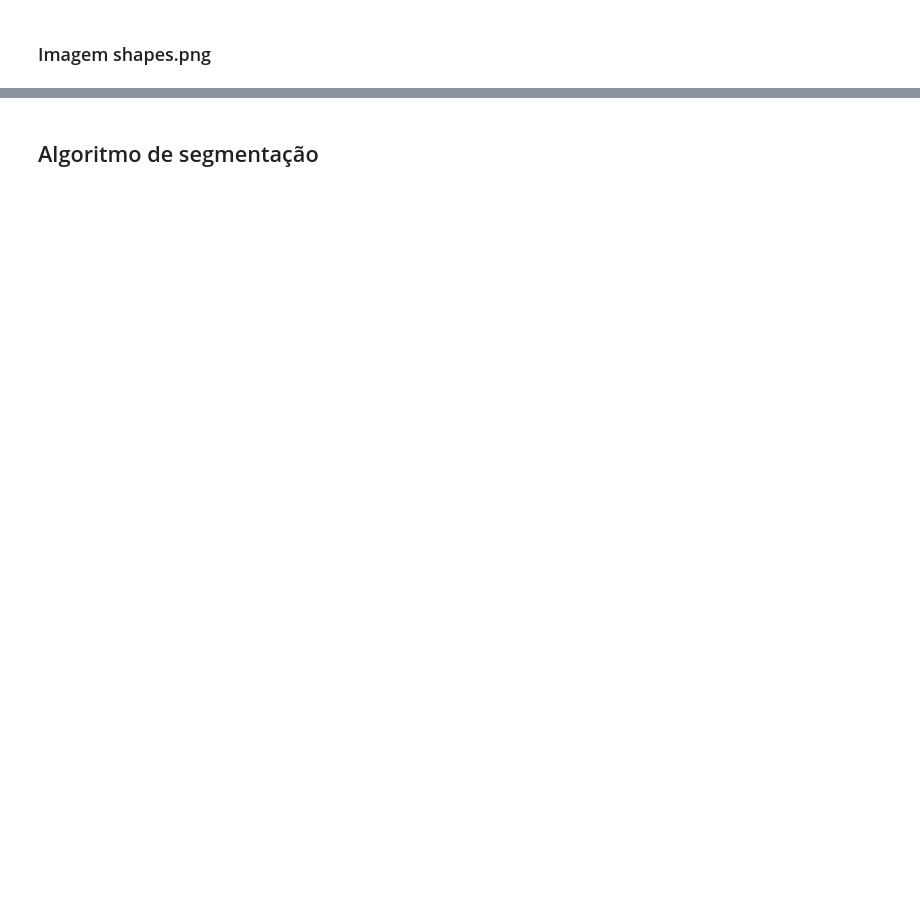
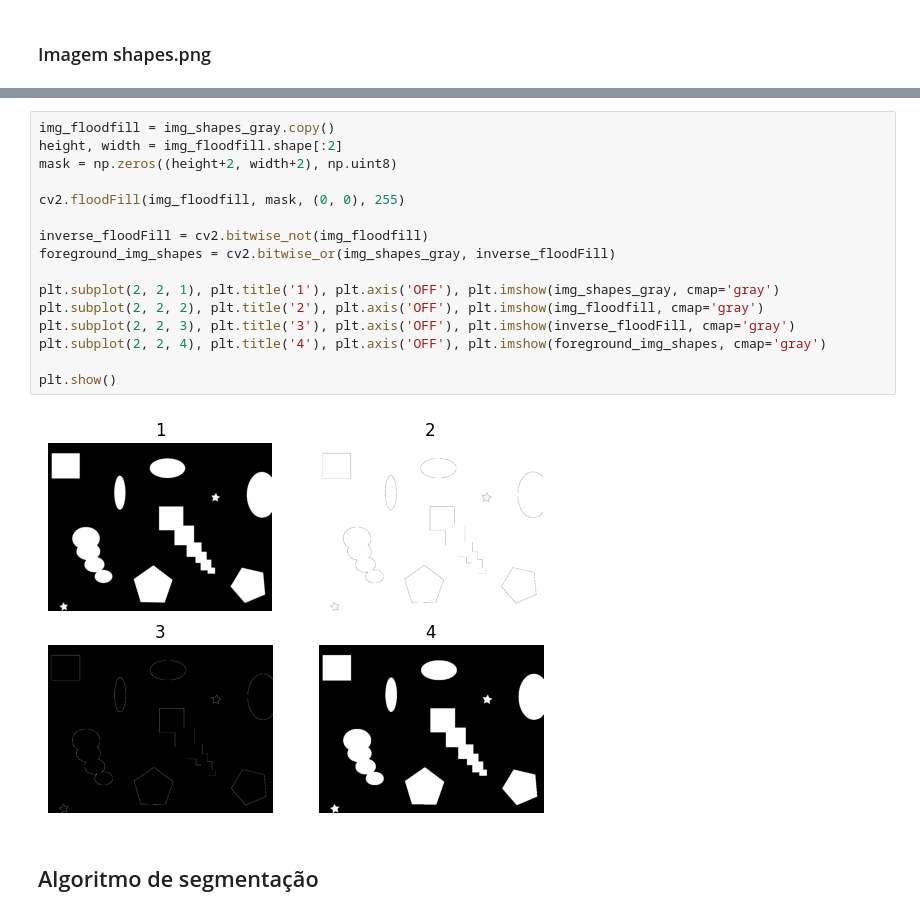
Before and after one commit to DiegogMagalhaes/PDI-Rep, a Jupyter notebook: Trabalho Pratico 4/Trabalho Pratico 4.ipynb, the cells around one changed output, grey strips where cells are left out. Drawn from its saved outputs; the diff is of its cells as text; blank space fills up the shorter version.

```diff
--- a/Trabalho Pratico 4/Trabalho Pratico 4.ipynb
+++ b/Trabalho Pratico 4/Trabalho Pratico 4.ipynb
@@ -102,3 +99,21 @@ Não sera necessario passar pelo processo, pois o fundo e a imagem ja estão com
+# %%
+img_floodfill = img_shapes_gray.copy()
+height, width = img_floodfill.shape[:2]
+mask = np.zeros((height+2, width+2), np.uint8)
+
+cv2.floodFill(img_floodfill, mask, (0, 0), 255)
+
+inverse_floodFill = cv2.bitwise_not(img_floodfill)
+foreground_img_shapes = cv2.bitwise_or(img_shapes_gray, inverse_floodFill)
+
+plt.subplot(2, 2, 1), plt.title('1'), plt.axis('OFF'), plt.imshow(img_shapes_gray, cmap='gray')
+plt.subplot(2, 2, 2), plt.title('2'), plt.axis('OFF'), plt.imshow(img_floodfill, cmap='gray')
+plt.subplot(2, 2, 3), plt.title('3'), plt.axis('OFF'), plt.imshow(inverse_floodFill, cmap='gray')
+plt.subplot(2, 2, 4), plt.title('4'), plt.axis('OFF'), plt.imshow(foreground_img_shapes, cmap='gray')
+
+plt.show()
+# %% [output]
+[figure, added]
 # %% [markdown]
 ## Algoritmo de segmentação
 # %%
```
Also changed, not shown: parts of 10 cells of this notebook.
